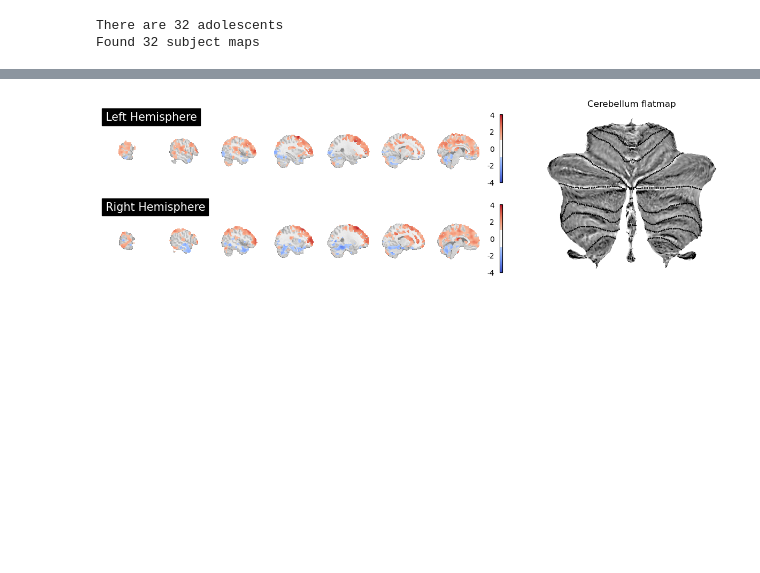
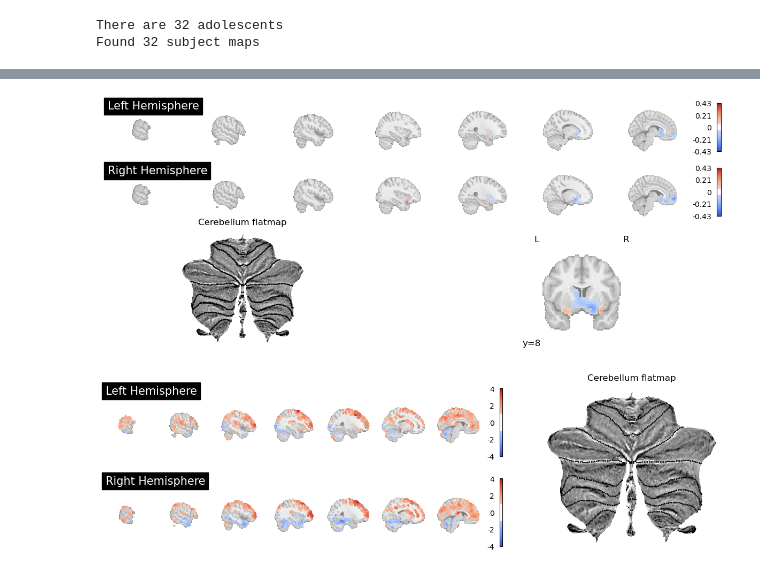
Before and after one commit to hspopal/social_doors, a Jupyter notebook: code/ppi_cerebellum-roi_network.ipynb, the cells around one changed output, grey strips where cells are left out. Saved outputs shown, nothing was run; the diff lists cells and outputs as text; code cells hidden in the pictures; blank space fills up the shorter version.

```diff
--- a/code/ppi_cerebellum-roi_network.ipynb
+++ b/code/ppi_cerebellum-roi_network.ipynb
@@ -632,3 +696,9 @@ threshold_data['zmap_ppi_region08_adole_fdr-'+str(alpha)] = threshold
+# %%
+filename = outp_dir+'/group_results/'+'adole_ppi_region08_task-mdoors_netroi-reward'
+
+helpful_functions.plot_transparent_threshold(filename, thresh=.05)
+# %% [output]
+[figure, added]
 # %%
 plot_stat_contours('zmap_ppi_region08_adole', mc='fdr', mc_alpha=0.05, thresh=1)
 # %% [output]
```
Also changed, not shown: parts of 14 cells of this notebook, 1 other file.
